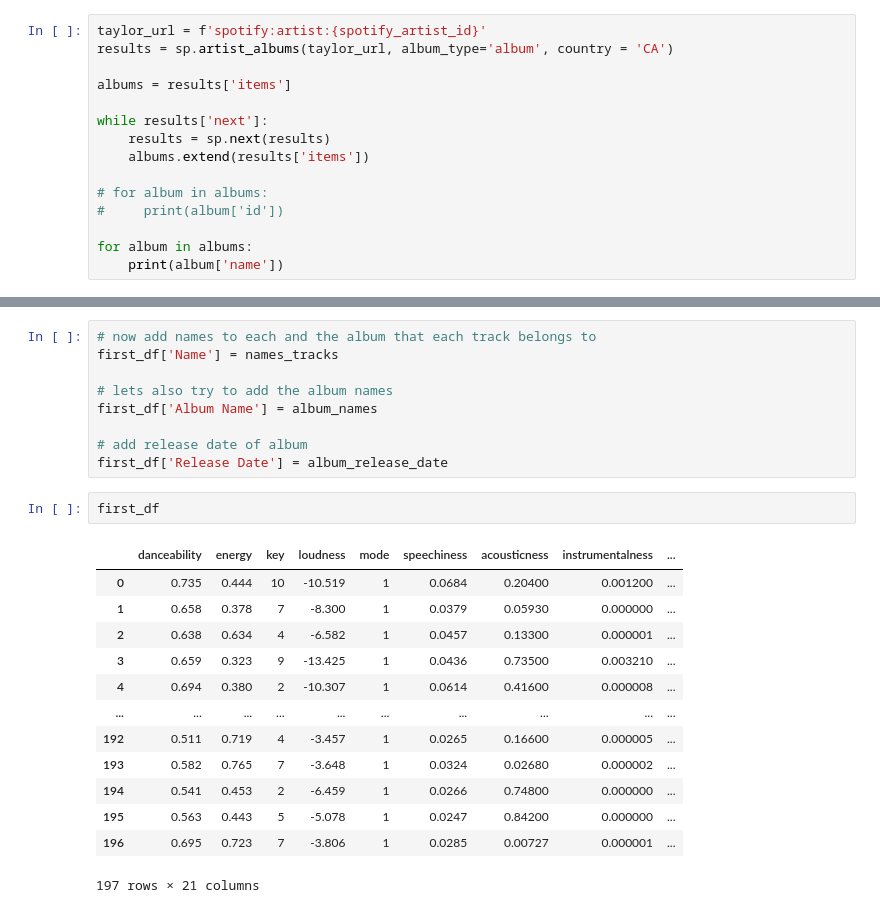
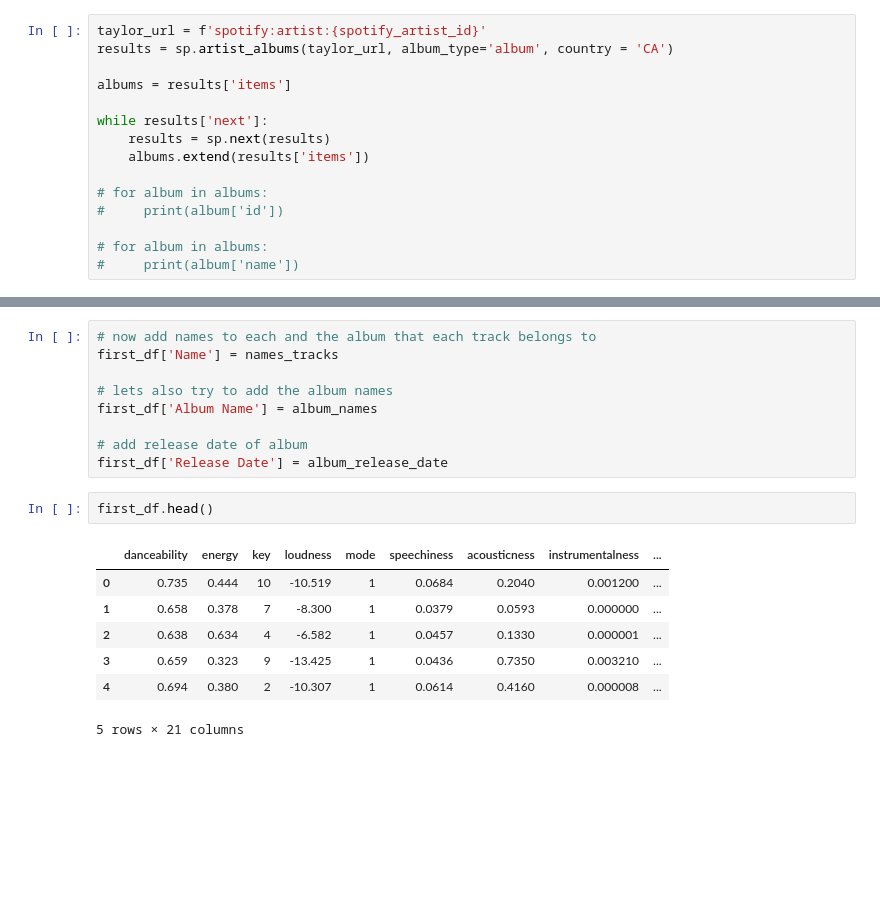
Before and after one commit to iuxo/Taylor-Swift-Lyrics-Analysis, a Jupyter notebook: src/notebooks/EDA.ipynb, the cells around one changed output, grey strips where cells are left out. Cells and saved outputs as stored; diff of their text form; blank space fills up the shorter version.

```diff
--- a/src/notebooks/EDA.ipynb
+++ b/src/notebooks/EDA.ipynb
@@ -67,5 +71,5 @@ while results['next']:
 # for album in albums:
 #     print(album['id'])
 
-for album in albums:
-    print(album['name'])
+# for album in albums:
+#     print(album['name'])
@@ -234,21 +213,15 @@ first_df['Album Name'] = album_names
 # add release date of album
 first_df['Release Date'] = album_release_date
 # %%
-first_df
+first_df.head()
 # %% [output]
 |  | danceability | energy | key | loudness | mode | speechiness | acousticness | instrumentalness | ... |
-| 0 | 0.735 | 0.444 | 10 | -10.519 | 1 | 0.0684 | 0.20400 | 0.001200 | ... |
-| 1 | 0.658 | 0.378 | 7 | -8.300 | 1 | 0.0379 | 0.05930 | 0.000000 | ... |
-| 2 | 0.638 | 0.634 | 4 | -6.582 | 1 | 0.0457 | 0.13300 | 0.000001 | ... |
-| 3 | 0.659 | 0.323 | 9 | -13.425 | 1 | 0.0436 | 0.73500 | 0.003210 | ... |
-| 4 | 0.694 | 0.380 | 2 | -10.307 | 1 | 0.0614 | 0.41600 | 0.000008 | ... |
-| ... | ... | ... | ... | ... | ... | ... | ... | ... | ... |
-| 192 | 0.511 | 0.719 | 4 | -3.457 | 1 | 0.0265 | 0.16600 | 0.000005 | ... |
-| 193 | 0.582 | 0.765 | 7 | -3.648 | 1 | 0.0324 | 0.02680 | 0.000002 | ... |
-| 194 | 0.541 | 0.453 | 2 | -6.459 | 1 | 0.0266 | 0.74800 | 0.000000 | ... |
-| 195 | 0.563 | 0.443 | 5 | -5.078 | 1 | 0.0247 | 0.84200 | 0.000000 | ... |
-| 196 | 0.695 | 0.723 | 7 | -3.806 | 1 | 0.0285 | 0.00727 | 0.000001 | ... |
+| 0 | 0.735 | 0.444 | 10 | -10.519 | 1 | 0.0684 | 0.2040 | 0.001200 | ... |
+| 1 | 0.658 | 0.378 | 7 | -8.300 | 1 | 0.0379 | 0.0593 | 0.000000 | ... |
+| 2 | 0.638 | 0.634 | 4 | -6.582 | 1 | 0.0457 | 0.1330 | 0.000001 | ... |
+| 3 | 0.659 | 0.323 | 9 | -13.425 | 1 | 0.0436 | 0.7350 | 0.003210 | ... |
+| 4 | 0.694 | 0.380 | 2 | -10.307 | 1 | 0.0614 | 0.4160 | 0.000008 | ... |
-197 rows × 21 columns
+5 rows × 21 columns
 # %%
 # now we can cut out some features
 # like urls, type, href
```
Also changed, not shown: parts of 22 cells of this notebook.
